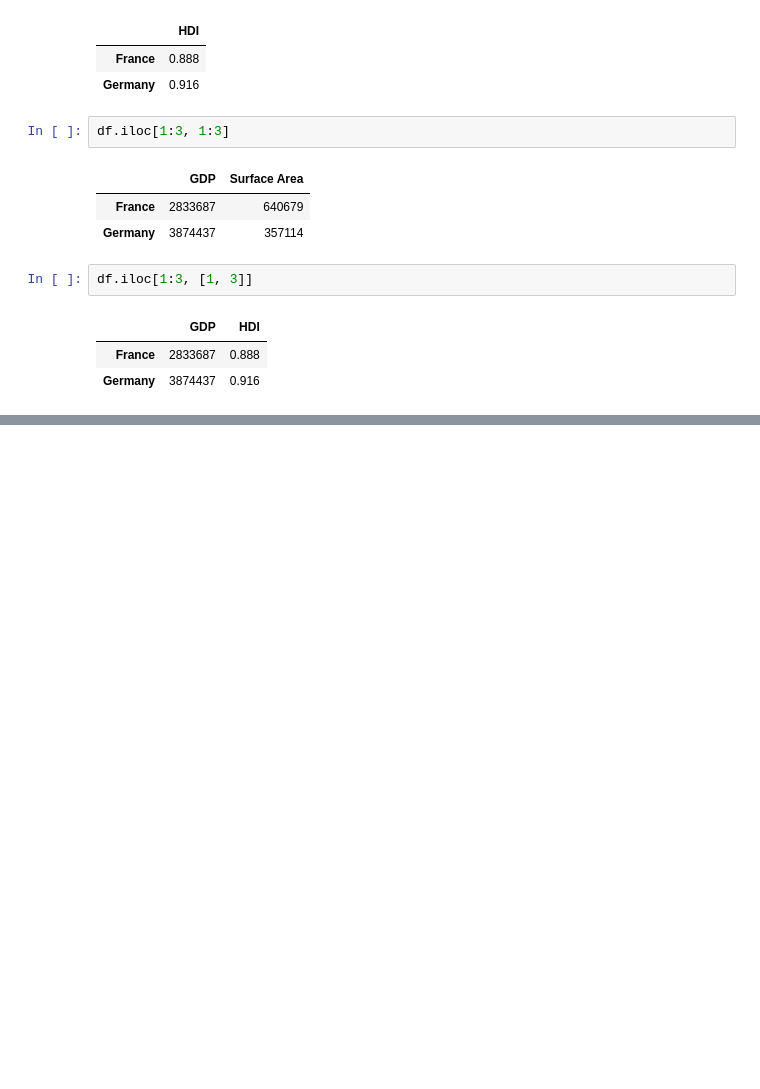
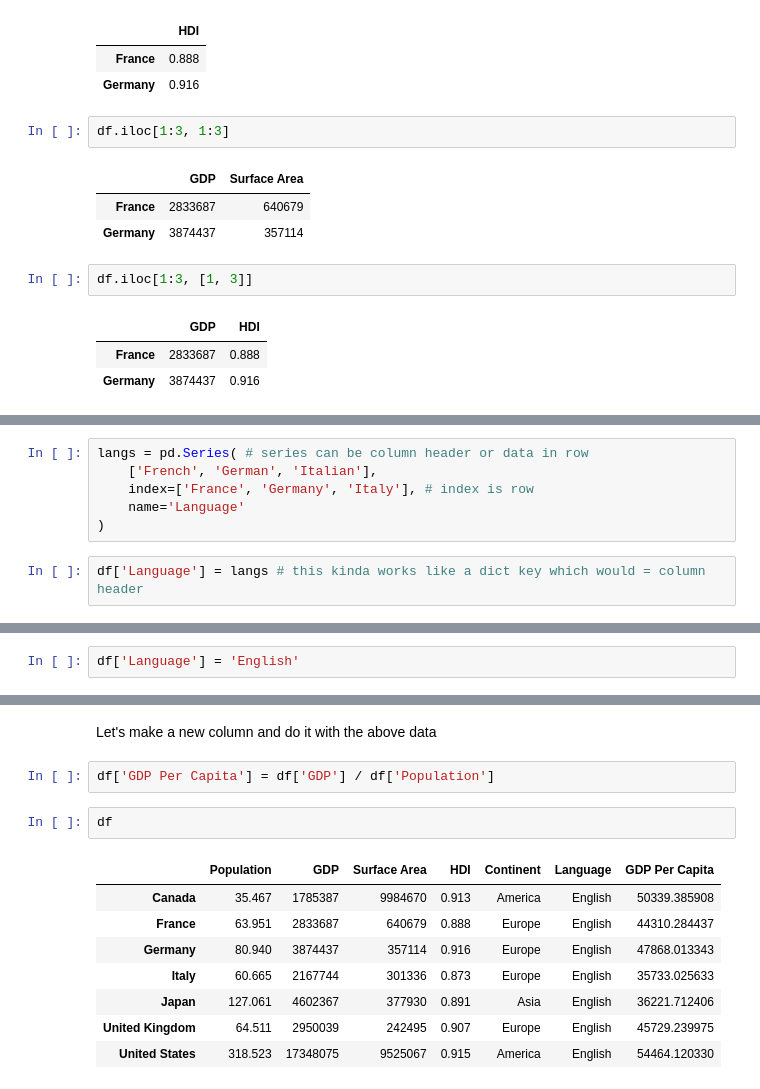
Before and after one commit to mrwoodzi/Data_Science_Certs_Progress, a Jupyter notebook: data_analysis_with_Python/Pandas_Notes.ipynb, the cells around one changed output, grey strips where cells are left out. Saved outputs shown, nothing was run; the diff lists cells and outputs as text; blank space fills up the shorter version.

```diff
--- a/data_analysis_with_Python/Pandas_Notes.ipynb
+++ b/data_analysis_with_Python/Pandas_Notes.ipynb
@@ -482,0 +626,8 @@ df.iloc[1:3, [1, 3]]
+# %%
+langs = pd.Series( # series can be column header or data in row
+    ['French', 'German', 'Italian'],
+    index=['France', 'Germany', 'Italy'], # index is row
+    name='Language'
+)
+# %%
+df['Language'] = langs # this kinda works like a dict key which would = column header
@@ -482,0 +647,2 @@ df.iloc[1:3, [1, 3]]
+# %%
+df['Language'] = 'English'
@@ -482,0 +694,15 @@ df.iloc[1:3, [1, 3]]
+# %% [markdown]
+Let's make a new column and do it with the above data
+# %%
+df['GDP Per Capita'] = df['GDP'] / df['Population']
+# %%
+df
+# %% [output]
+|  | Population | GDP | Surface Area | HDI | Continent | Language | GDP Per Capita |
+| Canada | 35.467 | 1785387 | 9984670 | 0.913 | America | English | 50339.385908 |
+| France | 63.951 | 2833687 | 640679 | 0.888 | Europe | English | 44310.284437 |
+| Germany | 80.940 | 3874437 | 357114 | 0.916 | Europe | English | 47868.013343 |
+| Italy | 60.665 | 2167744 | 301336 | 0.873 | Europe | English | 35733.025633 |
+| Japan | 127.061 | 4602367 | 377930 | 0.891 | Asia | English | 36221.712406 |
+| United Kingdom | 64.511 | 2950039 | 242495 | 0.907 | Europe | English | 45729.239975 |
+| United States | 318.523 | 17348075 | 9525067 | 0.915 | America | English | 54464.120330 |
```
Also changed, not shown: parts of 46 cells of this notebook, 3 other files.
